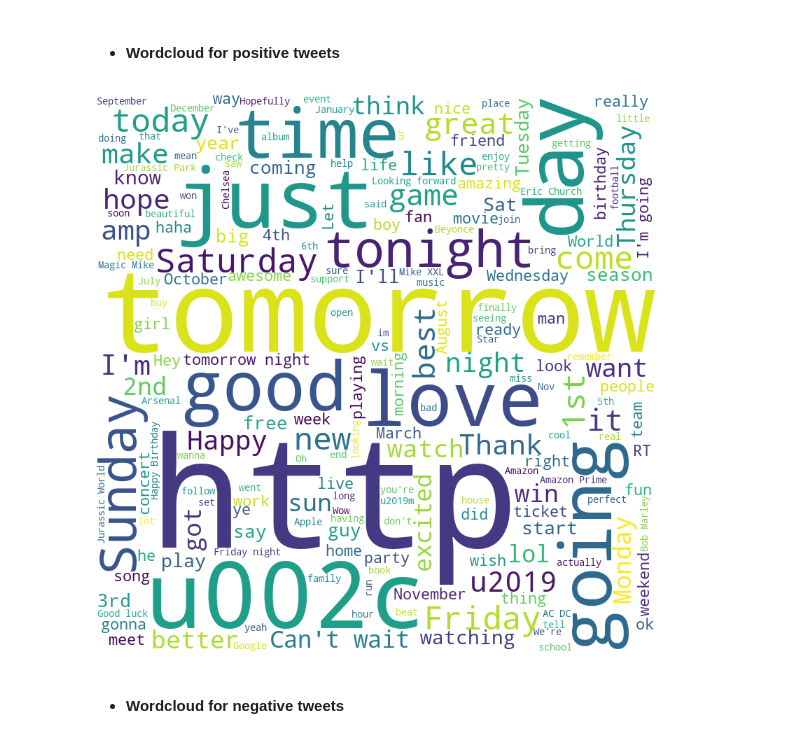
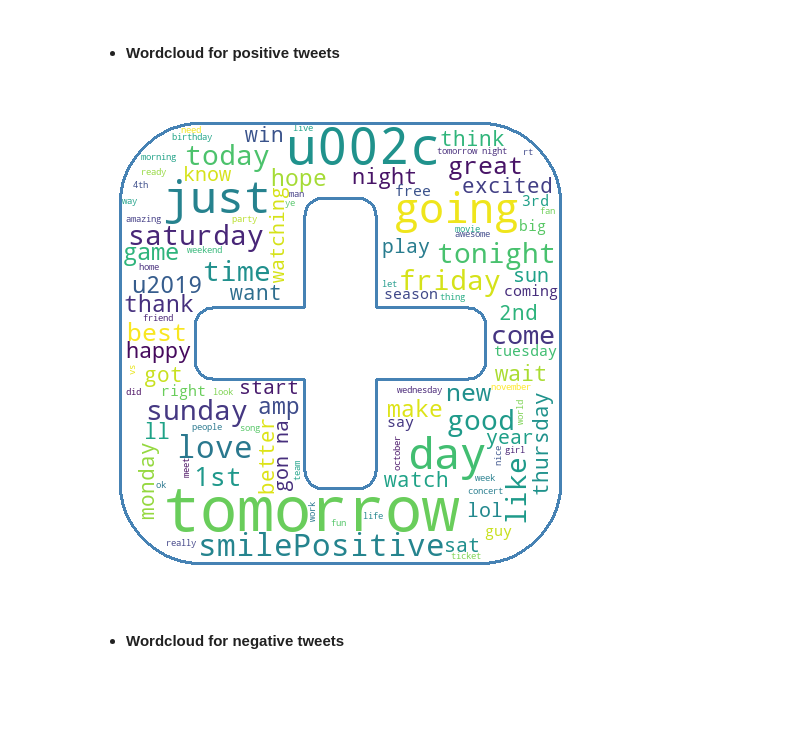
Before and after one commit to VaggelisSpi/Twitter-Sentiment-Analysis, a Jupyter notebook: scr/Project1DataMiningSemiFinal.ipynb, the cells around one changed output. Cells and saved outputs as stored; diff of their text form; code cells hidden in the pictures; blank space fills up the shorter version.

```diff
--- a/scr/Project1DataMiningSemiFinal.ipynb
+++ b/scr/Project1DataMiningSemiFinal.ipynb
@@ -82,13 +170,20 @@ for (content, category) in zip(trainData['Text'], trainData['Label']):
 # contentDict # printToBeRemoved
 # %% [markdown]
   - #### Wordcloud for positive tweets
-# %%
-
-wc.generate(contentDict['positive'])
-wc.to_file('positiveWordcloud.png')
-
-Image('positiveWordcloud.png')
-# %% [output]
-[figure, removed]
+# %%
+positiveMask = np.array(imgWordcloud.open("positiveMask.png"))
+
+wc = WordCloud(background_color="white", mask=positiveMask, max_words=100,
+               stopwords=stopWords, contour_width=3, contour_color='steelblue')
+
+# generate word cloud
+wc.generate(contentDict['positive'])
+
+# store to file
+wc.to_file('positiveWordcloud.png')
+
+Image('positiveWordcloud.png')
+# %% [output]
+[figure, added]
 # %% [markdown]
   - #### Wordcloud for negative tweets
```
Also changed, not shown: parts of 13 cells of this notebook, 10 other files.
